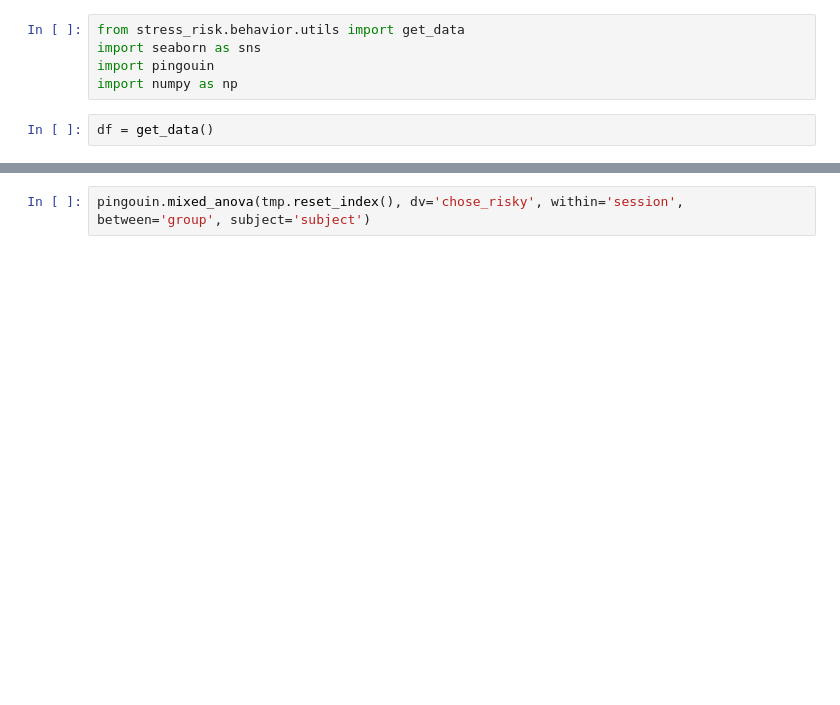
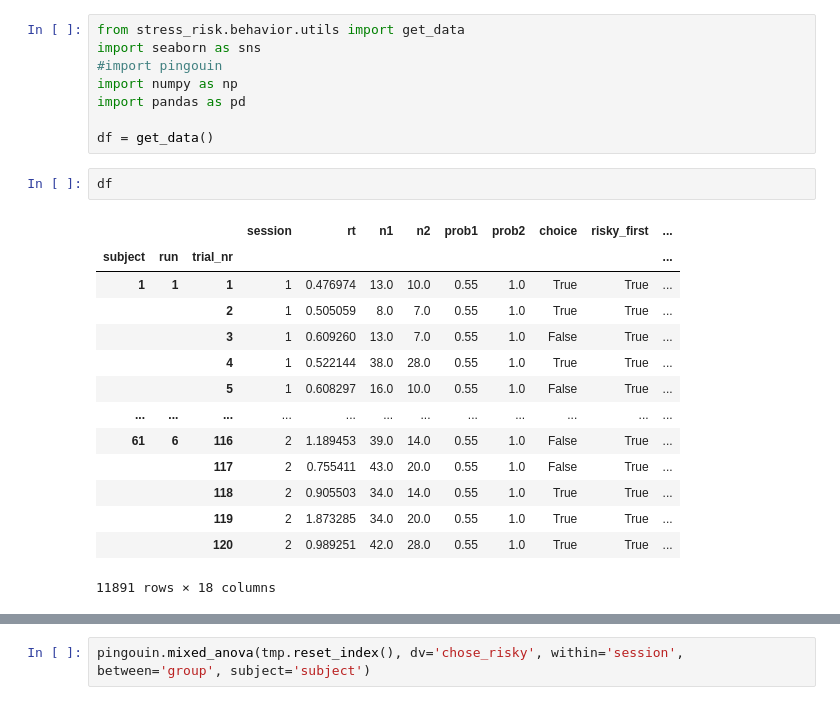
Before and after one commit to Gilles86/stress_risk, a Jupyter notebook: stress_risk/behavior/plot_rawData.ipynb, the cells around one changed output, grey strips where cells are left out. Drawn from its saved outputs; the diff is of its cells as text; blank space fills up the shorter version.

```diff
--- a/stress_risk/behavior/plot_rawData.ipynb
+++ b/stress_risk/behavior/plot_rawData.ipynb
@@ -1,7 +1,25 @@
 # %%
 from stress_risk.behavior.utils import get_data
 import seaborn as sns
-import pingouin
+#import pingouin
 import numpy as np
+import pandas as pd
+
+df = get_data()
 # %%
-df = get_data()
+df
+# %% [output]
+|  |  |  | session | rt | n1 | n2 | prob1 | prob2 | choice | risky_first | ... |
+| subject | run | trial_nr |  |  |  |  |  |  |  |  | ... |
+| 1 | 1 | 1 | 1 | 0.476974 | 13.0 | 10.0 | 0.55 | 1.0 | True | True | ... |
+|  |  | 2 | 1 | 0.505059 | 8.0 | 7.0 | 0.55 | 1.0 | True | True | ... |
+|  |  | 3 | 1 | 0.609260 | 13.0 | 7.0 | 0.55 | 1.0 | False | True | ... |
+|  |  | 4 | 1 | 0.522144 | 38.0 | 28.0 | 0.55 | 1.0 | True | True | ... |
+|  |  | 5 | 1 | 0.608297 | 16.0 | 10.0 | 0.55 | 1.0 | False | True | ... |
+| ... | ... | ... | ... | ... | ... | ... | ... | ... | ... | ... | ... |
+| 61 | 6 | 116 | 2 | 1.189453 | 39.0 | 14.0 | 0.55 | 1.0 | False | True | ... |
+|  |  | 117 | 2 | 0.755411 | 43.0 | 20.0 | 0.55 | 1.0 | False | True | ... |
+|  |  | 118 | 2 | 0.905503 | 34.0 | 14.0 | 0.55 | 1.0 | True | True | ... |
+|  |  | 119 | 2 | 1.873285 | 34.0 | 20.0 | 0.55 | 1.0 | True | True | ... |
+|  |  | 120 | 2 | 0.989251 | 42.0 | 28.0 | 0.55 | 1.0 | True | True | ... |
+11891 rows × 18 columns
```
Also changed, not shown: parts of 7 cells of this notebook, 16 other files.
